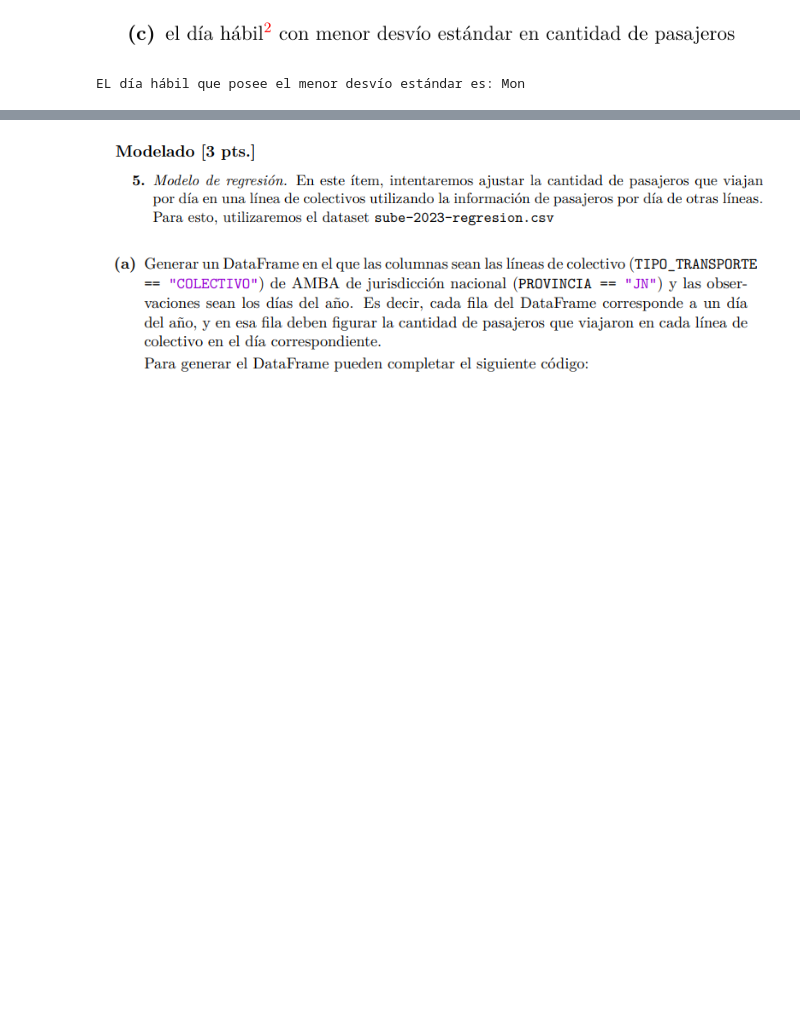
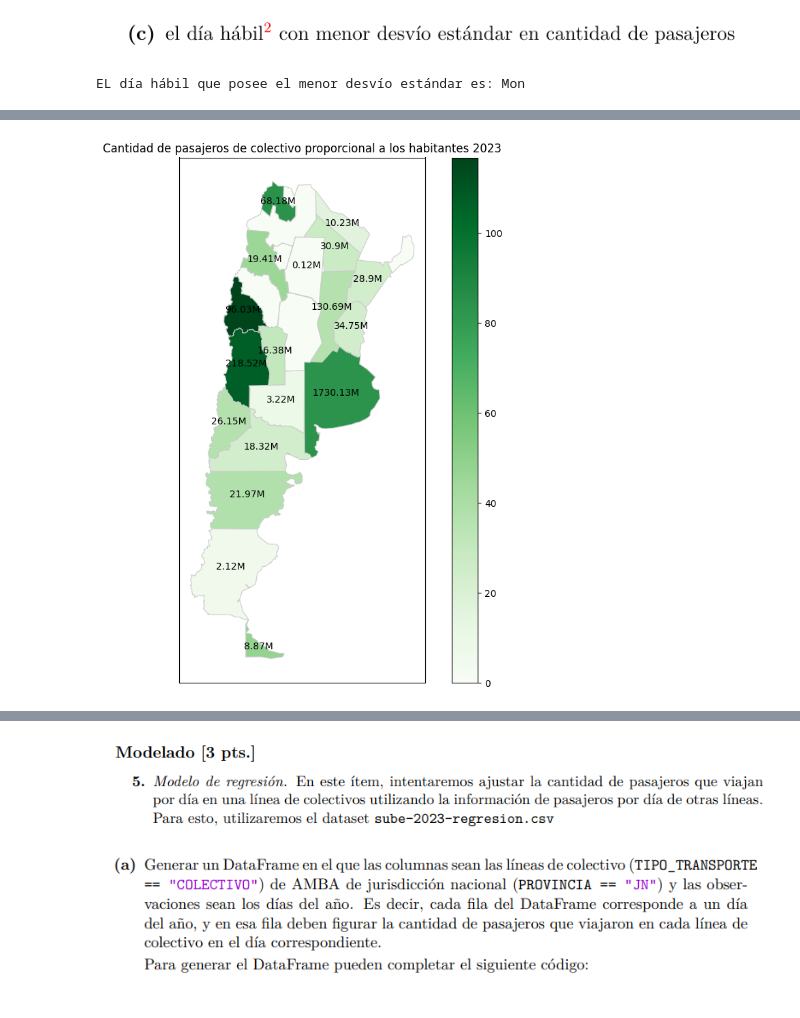
Before and after one commit to corrideluca/sube-2023, a Jupyter notebook: tp.ipynb, the cells around one changed output, grey strips where cells are left out. Drawn from its saved outputs; the diff is of its cells as text; code cells hidden in the pictures; blank space fills up the shorter version.

```diff
--- a/tp.ipynb
+++ b/tp.ipynb
@@ -318,0 +149,43 @@ print(municipios_pasajeros)
+# %%
+import geopandas as gpd
+import matplotlib.pyplot as plt
+import requests
+
+
+df = gpd.read_file("https://labo-datos-next-psi.vercel.app/api/argentina/map") # Cargo el Mapa de argentina (devuelve un dataframe con columna nombre y las posiciones en el mapa)
+datos_mapa = datos[(datos["PROVINCIA"] != "JN") & (datos["TIPO_TRANSPORTE"] == "COLECTIVO")] # Saco los de Jurisdiccion nacional ( no son muy signigicativos en el total 5% aprox)
+datos_mapa = datos_mapa.groupby("PROVINCIA").sum("CANTIDAD") # Tomo los totales
+df["nombre"] = df["nombre"].apply(str.upper) # pasamos a mayuscula los nombres del GEOJSON para poder comparar con las que ya tenemos
+df["cantidad"] = [datos_mapa['CANTIDAD'][provincia] if provincia in datos_mapa.index else 0 for provincia in df["nombre"]] # agrego la columna cantidad al geojson
+
+# Ahora le introducimos la poblacion de cada provincia (FUENTE https://censo.gob.ar/index.php/datos_definitivos/)
+url_poblacion = "https://labo-datos-next-psi.vercel.app/api/argentina/poblacion"
+response = requests.get(url_poblacion)
+data_poblacion = pd.DataFrame(response.json())
+
+# Sumamos CABA a Buenos Aires
+habitantes_caba = data_poblacion[data_poblacion["provincia"] == "Ciudad Autónoma de Buenos Aires"]["habitantes"]
+data_poblacion.iloc[data_poblacion[data_poblacion["provincia"] == "Buenos Aires"].index, 1] += habitantes_caba.values[0]
+data_poblacion["provincia"] = data_poblacion["provincia"].apply(str.upper) # lo pasamos a mayuscula para poder comparar con el geojson
+df["habitantes"] = [data_poblacion[data_poblacion["provincia"] == provincia]["habitantes"].values[0] if len(data_poblacion[data_poblacion["provincia"] == provincia]["habitantes"]) else 0  for provincia in df["nombre"]] # calculamos la proporcion de pasajeros por habitante
+df["cantidad_proporcional"] = df["cantidad"] / df["habitantes"] # calculamos la proporcion de pasajeros por habitante
+# %%
+# Creo las figuras con matplolib ocultando ejes X e Y
+fig, ax = plt.subplots(1, 1, figsize=(10, 10))
+ax.get_xaxis().set_visible(False)
+ax.get_yaxis().set_visible(False)
+
+df.plot(column='cantidad_proporcional', cmap='Greens', linewidth=0.8, ax=ax, edgecolor='0.8', legend=True)
+
+def million_format(n):
+    if (n == 0):
+        return ""
+
+    return str(round(n/1000000, 2))+"M"
+
+for i, row in df.iterrows():
+    ax.text(row.geometry.centroid.x, row.geometry.centroid.y, million_format(row['cantidad']), horizontalalignment='center')
+plt.title('Cantidad de pasajeros de colectivo proporcional a los habitantes 2023')
+plt.show() # ((( No somos antipatria, no aparecen las malvinas por cuestiones del GEOJSON  )))
+# %% [output]
+[figure, added]
```
Also changed, not shown: parts of 53 cells of this notebook.
